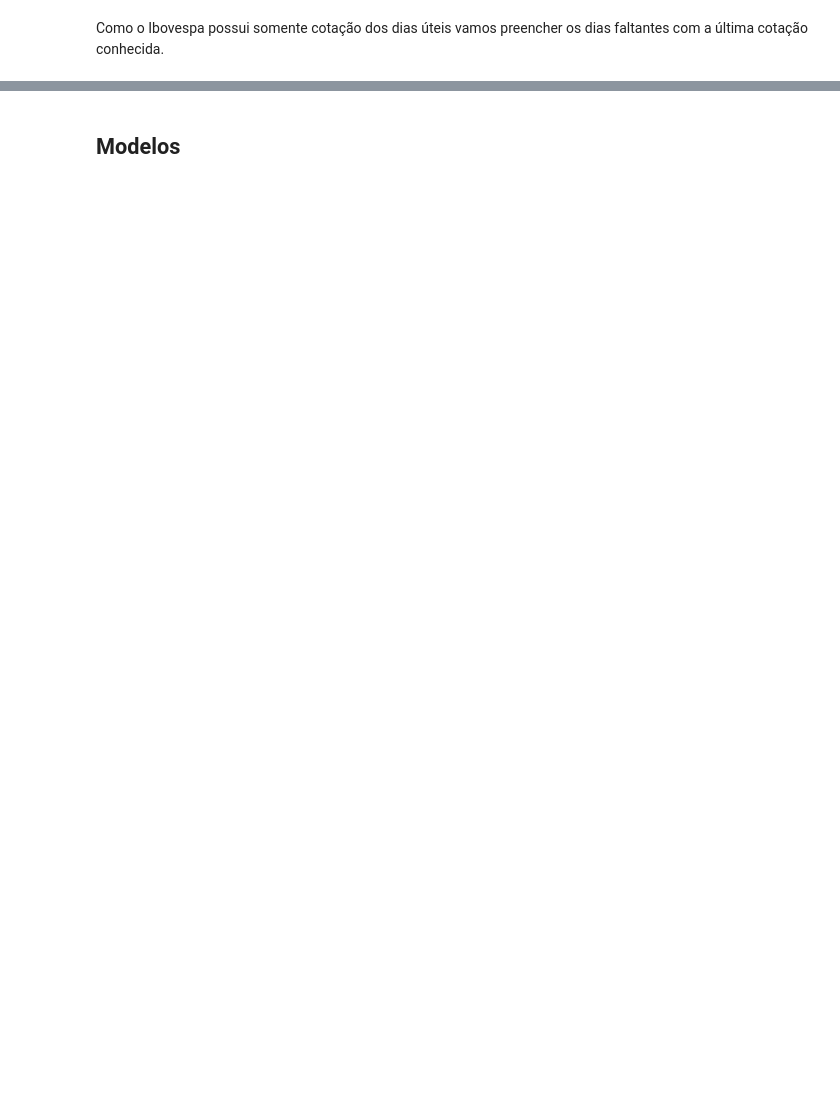
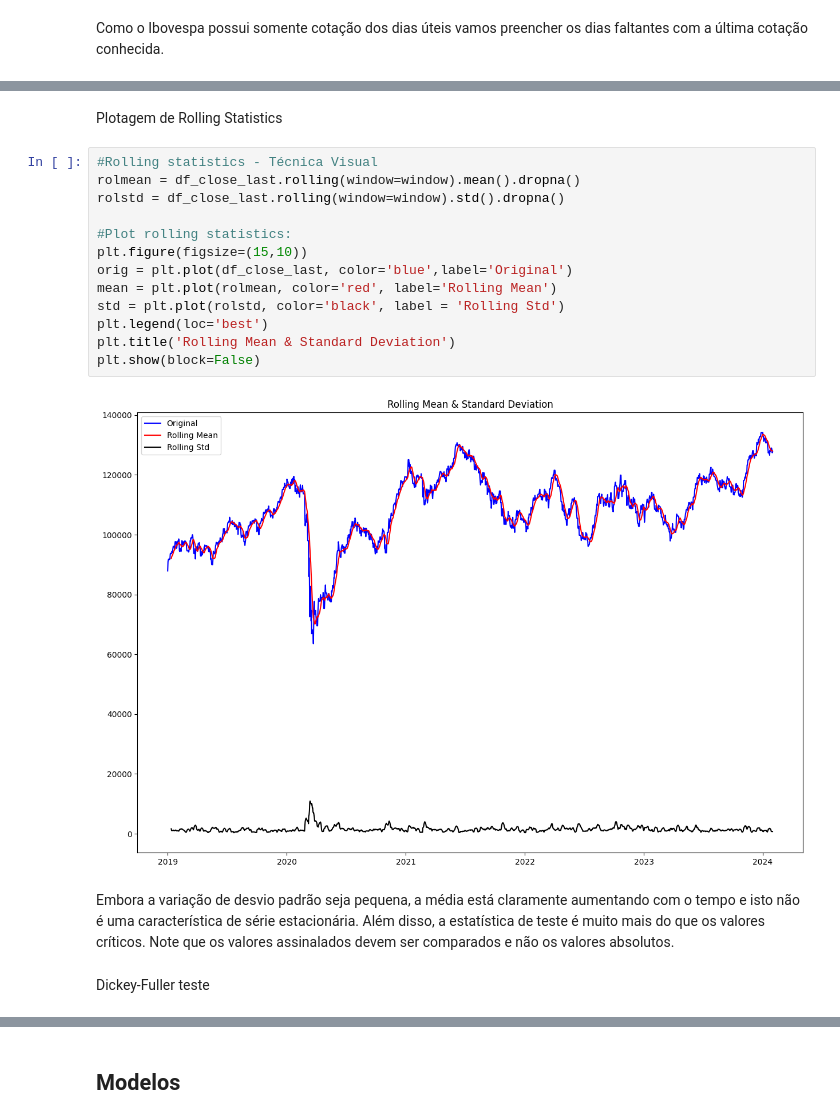
Before and after one commit to iharary/Fiap_Tech_Challenge_02, a Jupyter notebook: notebooks/IBOV.ipynb, the cells around one changed output, grey strips where cells are left out. Cells and saved outputs as stored; diff of their text form; blank space fills up the shorter version.

```diff
--- a/notebooks/IBOV.ipynb
+++ b/notebooks/IBOV.ipynb
@@ -105,0 +128,21 @@ df_close_resample.head(20)
+# %% [markdown]
+Plotagem de Rolling Statistics
+# %%
+#Rolling statistics - Técnica Visual
+rolmean = df_close_last.rolling(window=window).mean().dropna()
+rolstd = df_close_last.rolling(window=window).std().dropna()
+
+#Plot rolling statistics:
+plt.figure(figsize=(15,10))
+orig = plt.plot(df_close_last, color='blue',label='Original')
+mean = plt.plot(rolmean, color='red', label='Rolling Mean')
+std = plt.plot(rolstd, color='black', label = 'Rolling Std')
+plt.legend(loc='best')
+plt.title('Rolling Mean & Standard Deviation')
+plt.show(block=False)
+# %% [output]
+[figure, added]
+# %% [markdown]
+Embora a variação de desvio padrão seja pequena, a média está claramente aumentando com o tempo e isto não é uma característica de série estacionária. Além disso, a estatística de teste é muito mais do que os valores críticos. Note que os valores assinalados devem ser comparados e não os valores absolutos.
+# %% [markdown]
+Dickey-Fuller teste
```
Also changed, not shown: parts of 44 cells of this notebook, 1 other file.
